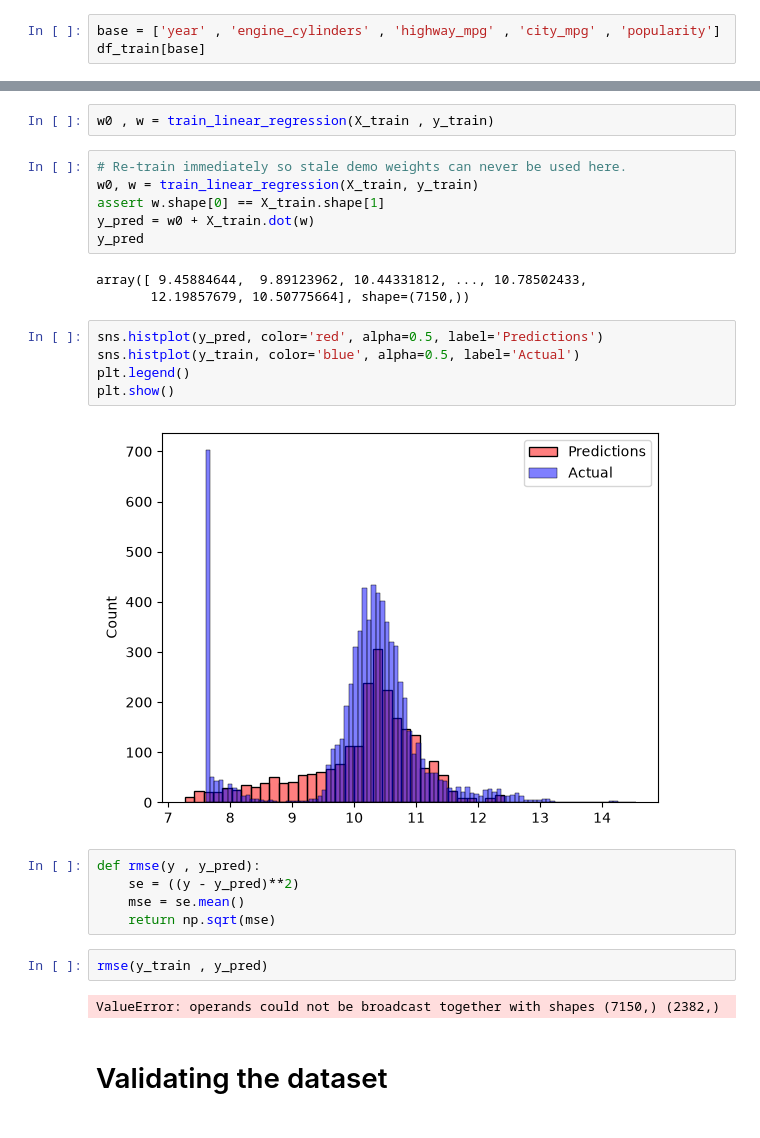
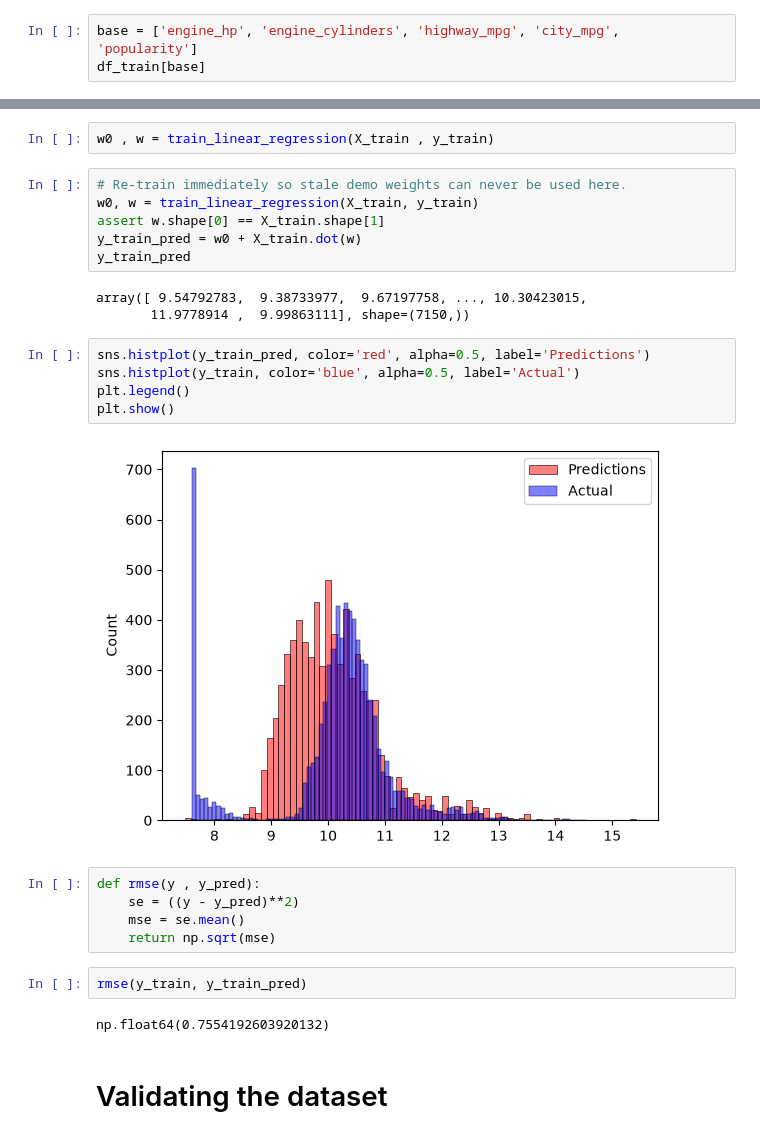
Before and after one commit to rudraksh-tyagi/ai-ml-log, a Jupyter notebook: ML_ZoomCamp/car_price_predictor(session 2)/price_predictor.ipynb, the cells around one changed output, grey strips where cells are left out. Drawn from its saved outputs; the diff is of its cells as text.

```diff
--- a/ML_ZoomCamp/car_price_predictor(session 2)/price_predictor.ipynb
+++ b/ML_ZoomCamp/car_price_predictor(session 2)/price_predictor.ipynb
@@ -207,6 +207,6 @@ Index(['make', 'model', 'year', 'engine_fuel_type', 'engine_hp',
        'highway_mpg', 'city_mpg', 'popularity'],
       dtype='str')
 # %%
-base = ['year' , 'engine_cylinders' , 'highway_mpg' , 'city_mpg' , 'popularity']
+base = ['engine_hp', 'engine_cylinders', 'highway_mpg', 'city_mpg', 'popularity']
 df_train[base]
 # %% [output]
@@ -234,27 +234,27 @@ w0 , w = train_linear_regression(X_train , y_train)
 # Re-train immediately so stale demo weights can never be used here.
 w0, w = train_linear_regression(X_train, y_train)
 assert w.shape[0] == X_train.shape[1]
-y_pred = w0 + X_train.dot(w)
-y_pred
+y_train_pred = w0 + X_train.dot(w)
+y_train_pred
 # %% [output]
-array([ 9.45884644,  9.89123962, 10.44331812, ..., 10.78502433,
-       12.19857679, 10.50775664], shape=(7150,))
+array([ 9.54792783,  9.38733977,  9.67197758, ..., 10.30423015,
+       11.9778914 ,  9.99863111], shape=(7150,))
 # %%
-sns.histplot(y_pred, color='red', alpha=0.5, label='Predictions')
+sns.histplot(y_train_pred, color='red', alpha=0.5, label='Predictions')
 sns.histplot(y_train, color='blue', alpha=0.5, label='Actual')
 plt.legend()
 plt.show()
 # %% [output]
-[figure, old version]
+[figure, new version]
 # %%
 def rmse(y , y_pred):
     se = ((y - y_pred)**2)
     mse = se.mean()
     return np.sqrt(mse)
 # %%
-rmse(y_train , y_pred)
+rmse(y_train, y_train_pred)
 # %% [output]
-ValueError: operands could not be broadcast together with shapes (7150,) (2382,)
+np.float64(0.7554192603920132)
 # %% [markdown]
 # Validating the dataset
 # %%
```
Also changed, not shown: parts of 6 cells of this notebook.
